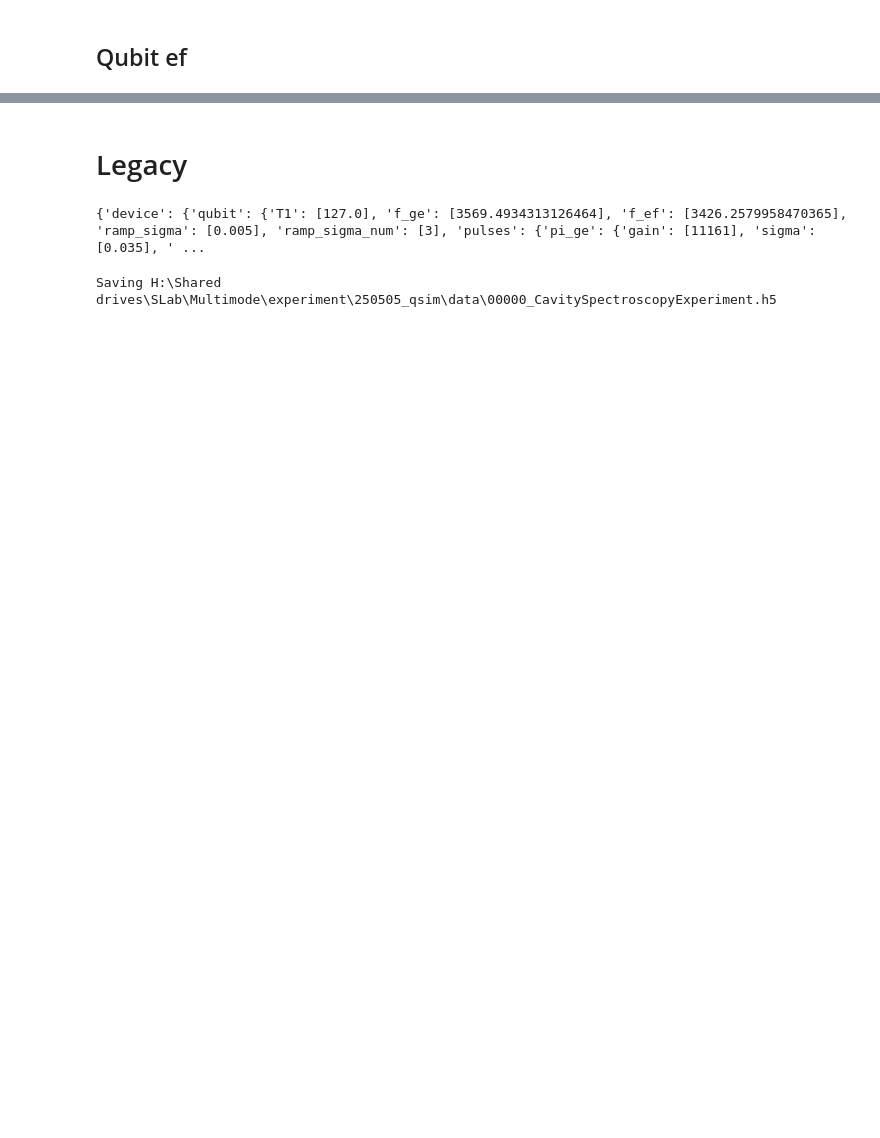
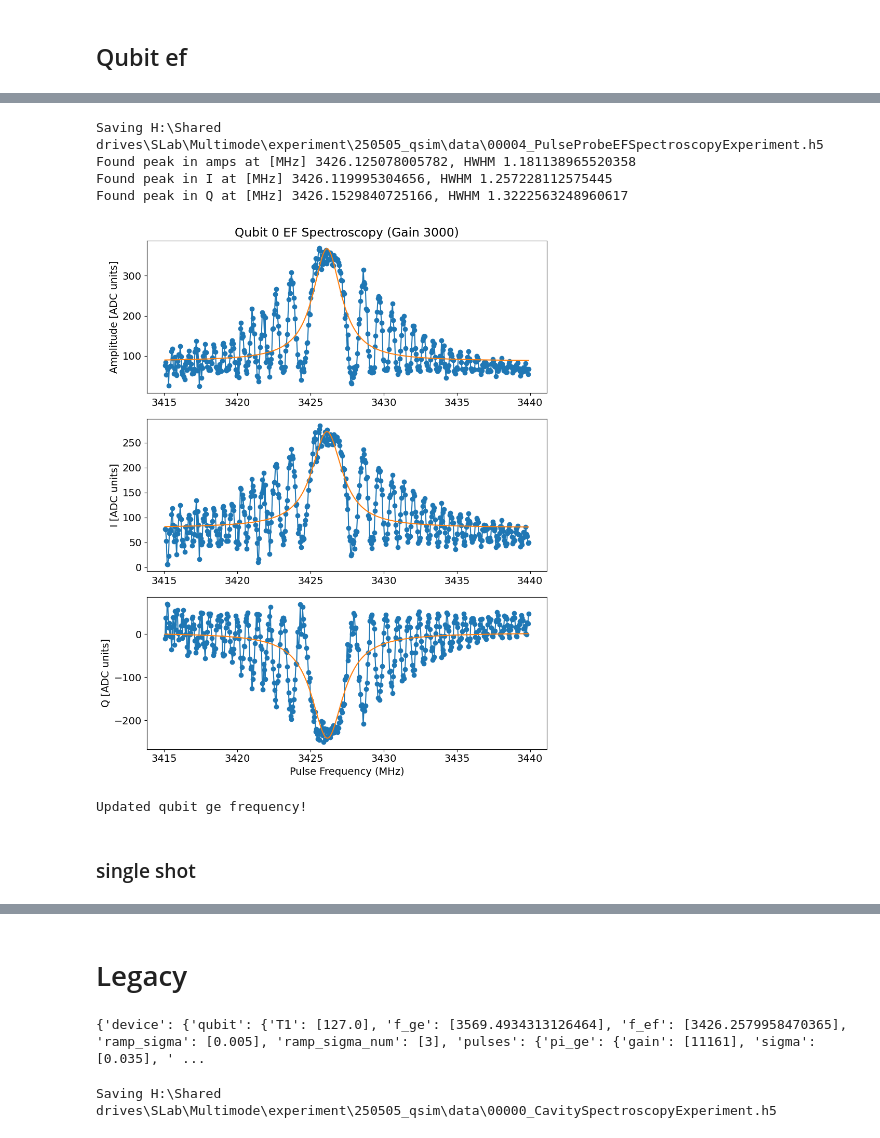
Before and after one commit to SchusterLab/multimode_expts, a Jupyter notebook: single_qubit_autocalibrate.ipynb, the cells around one changed output, grey strips where cells are left out. Saved outputs shown, nothing was run; the diff lists cells and outputs as text; code cells hidden in the pictures; blank space fills up the shorter version.

```diff
--- a/single_qubit_autocalibrate.ipynb
+++ b/single_qubit_autocalibrate.ipynb
@@ -468,0 +573,34 @@ Updated readout!
+# %%
+qspec = meas.single_qubit.pulse_probe_ef_spectroscopy.PulseProbeEFSpectroscopyExperiment(
+    soccfg=soc, path=expt_path, prefix='PulseProbeEFSpectroscopyExperiment', config_file=config_path
+)
+
+qspec.cfg = AttrDict(deepcopy(config_thisrun))
+
+qspec.cfg.expt = {'start': 3415,
+ 'step': 0.05,
+ 'expts': 500,
+ 'reps': 200,
+ 'rounds': 1,
+ 'length': 2,
+ 'gain': 3000,
+ 'pulse_type': 'gaussian',
+ 'qubit_f': True,
+ 'qubit': 0}
+
+
+qspec.cfg.device.readout.relax_delay = [2500] # Wait time between experiments [us]
+qspec.go(analyze=True, display=True, progress=True, save=True)
+# %% [output]
+Saving H:\Shared drives\SLab\Multimode\experiment\250505_qsim\data\00004_PulseProbeEFSpectroscopyExperiment.h5
+Found peak in amps at [MHz] 3426.125078005782, HWHM 1.181138965520358
+Found peak in I at [MHz] 3426.119995304656, HWHM 1.257228112575445
+Found peak in Q at [MHz] 3426.1529840725166, HWHM 1.3222563248960617
+[figure, added]
+# %%
+config_thisrun.device.qubit.f_ef = [qspec.data['fit_amps'][2]]
+print('Updated qubit ef frequency!')
+# %% [output]
+Updated qubit ge frequency!
+# %% [markdown]
+### single shot
```
Also changed, not shown: parts of 28 cells of this notebook, 2 other files.
